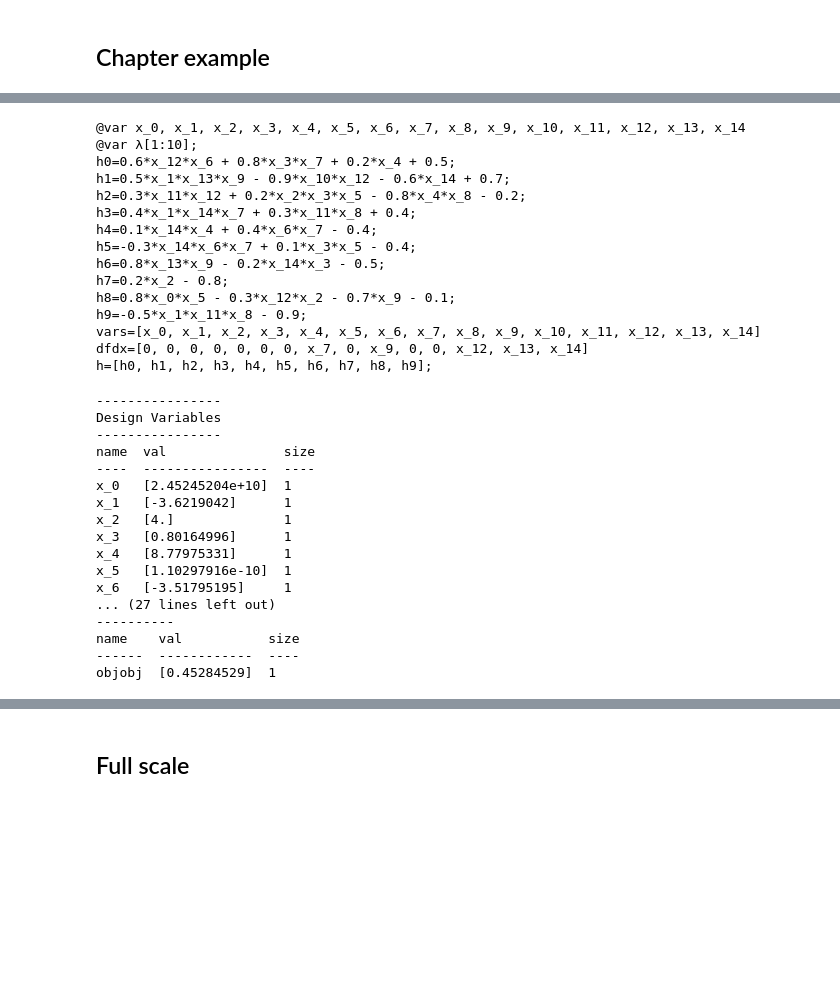
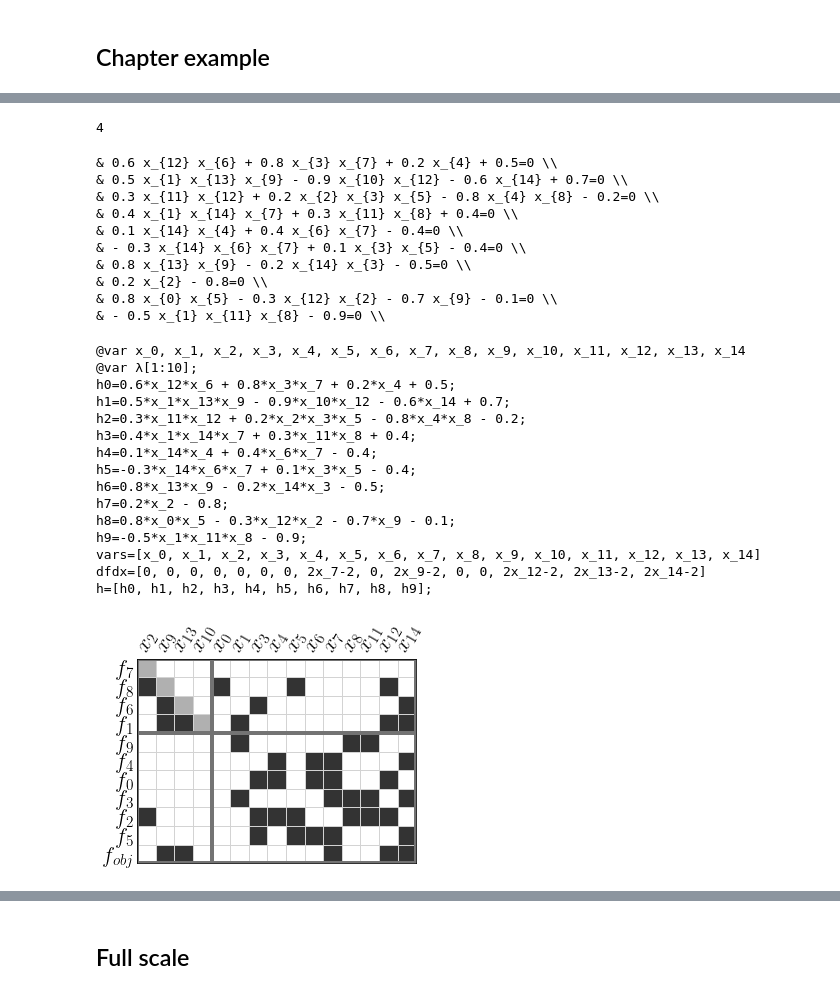
Before and after one commit to norheim/minimdo, a Jupyter notebook: minimdo/synthetic/runstructopt.ipynb, the cells around one changed output, grey strips where cells are left out. Cells and saved outputs as stored; diff of their text form; code cells hidden in the pictures; blank space fills up the shorter version.

```diff
--- a/minimdo/synthetic/runstructopt.ipynb
+++ b/minimdo/synthetic/runstructopt.ipynb
@@ -16,6 +16,9 @@ import numpy as np
 from datastructures.rendering import render_incidence
 import time
 import openmdao.api as om
+# %%
+import matplotlib.pyplot as plt
+plt.rcParams['text.usetex'] = True
 # %%
 def add_obj(inputids, var_mapping, edges, tree, components):
     inputvars = [var_mapping[elt][0] for elt in inputids]
@@ -171,2 +185,6 @@ groups['s_2'].iter_count_apply
+# %%
+groups['s_2'].iter_count
+# %% [output]
+4
 # %%
 from utils import normalize_name
@@ -173,3 +192,17 @@ from utils import normalize_name
+# %%
+for key, var in polys.items():
+    print('& '+latex(var)+r'=0 \\')
+# %% [output]
+& 0.6 x_{12} x_{6} + 0.8 x_{3} x_{7} + 0.2 x_{4} + 0.5=0 \\
+& 0.5 x_{1} x_{13} x_{9} - 0.9 x_{10} x_{12} - 0.6 x_{14} + 0.7=0 \\
+& 0.3 x_{11} x_{12} + 0.2 x_{2} x_{3} x_{5} - 0.8 x_{4} x_{8} - 0.2=0 \\
+& 0.4 x_{1} x_{14} x_{7} + 0.3 x_{11} x_{8} + 0.4=0 \\
+& 0.1 x_{14} x_{4} + 0.4 x_{6} x_{7} - 0.4=0 \\
+& - 0.3 x_{14} x_{6} x_{7} + 0.1 x_{3} x_{5} - 0.4=0 \\
+& 0.8 x_{13} x_{9} - 0.2 x_{14} x_{3} - 0.5=0 \\
+& 0.2 x_{2} - 0.8=0 \\
+& 0.8 x_{0} x_{5} - 0.3 x_{12} x_{2} - 0.7 x_{9} - 0.1=0 \\
+& - 0.5 x_{1} x_{11} x_{8} - 0.9=0 \\
 # %%
 vrs = list(range(len(kwargs["varidxs"])))
 reqeqs = kwargs["eq_incidence"]
@@ -179,7 +212,7 @@ print('@var λ[1:{}];'.format(n_eqs))
 for key, var in polys.items():
     print('h{}={};'.format(key, normalize_name(str(var), keep_underscore=True)))
 print('vars=[{}]'.format(", ".join(['x_{}'.format(vr) for vr in vrs])))
-print('dfdx=[{}]'.format(", ".join([str(0) if vr not in inputids else 'x_{}'.format(vr) for vr in vrs])))
+print('dfdx=[{}]'.format(", ".join([str(0) if vr not in inputids else '2x_{}-2'.format(vr) for vr in vrs])))
 print('h=[{}];'.format(", ".join(['h{}'.format(eq) for eq in polys.keys()])))
 # %% [output]
 @var x_0, x_1, x_2, x_3, x_4, x_5, x_6, x_7, x_8, x_9, x_10, x_11, x_12, x_13, x_14
@@ -195,25 +228,14 @@ h7=0.2*x_2 - 0.8;
 h8=0.8*x_0*x_5 - 0.3*x_12*x_2 - 0.7*x_9 - 0.1;
 h9=-0.5*x_1*x_11*x_8 - 0.9;
 vars=[x_0, x_1, x_2, x_3, x_4, x_5, x_6, x_7, x_8, x_9, x_10, x_11, x_12, x_13, x_14]
-dfdx=[0, 0, 0, 0, 0, 0, 0, x_7, 0, x_9, 0, 0, x_12, x_13, x_14]
+dfdx=[0, 0, 0, 0, 0, 0, 0, 2x_7-2, 0, 2x_9-2, 0, 0, 2x_12-2, 2x_13-2, 2x_14-2]
 h=[h0, h1, h2, h3, h4, h5, h6, h7, h8, h9];
 # %%
-prob.list_problem_vars(cons_opts=['lower', 'upper', 'equals'])
+#prob.list_problem_vars(cons_opts=['lower', 'upper', 'equals'])
-# %% [output]
-----------------
-Design Variables
-----------------
-name  val               size
-----  ----------------  ----
-x_0   [2.45245204e+10]  1
-x_1   [-3.6219042]      1
-x_2   [4.]              1
-x_3   [0.80164996]      1
-x_4   [8.77975331]      1
-x_5   [1.10297916e-10]  1
-x_6   [-3.51795195]     1
-... (27 lines left out)
-----------
-name    val           size
-------  ------------  ----
-objobj  [0.45284529]  1
+# %%
+#synthetic_initial_blockmdf.png
+save_img = True
+vizargs_latex_largematrix = {'figsize':(5,5), 'rotation':60, 'hideticks':True, 'save':save_img, 'fontsize':22, 'patchwidth':4}
+render_incidence(ordered_edges, ordered_tree, figname="synthetic_initial_blockidf.png", **vizargs_latex_largematrix);
+# %% [output]
+[figure, added]
```
Also changed, not shown: parts of 16 cells of this notebook, 3 other files.
